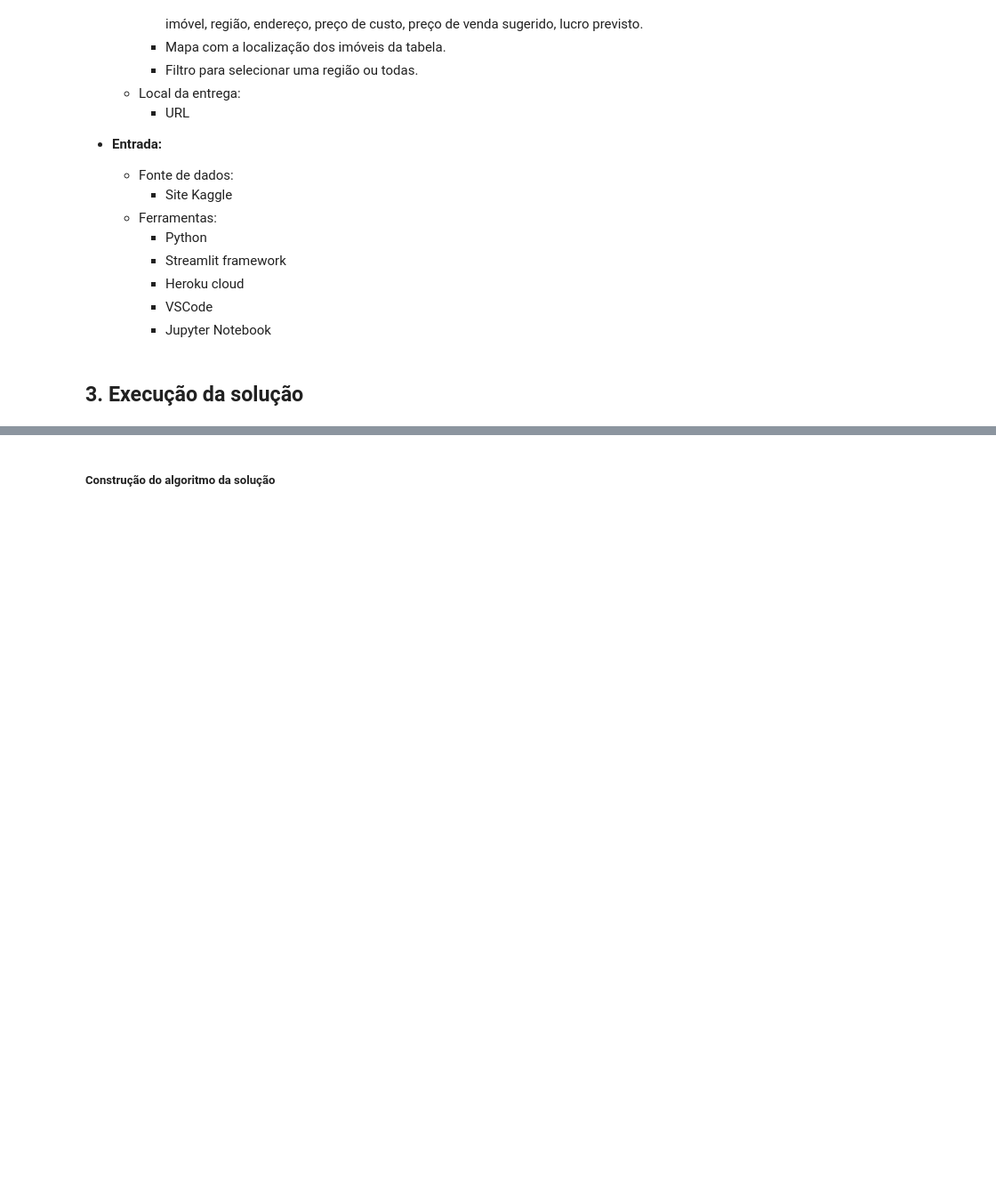
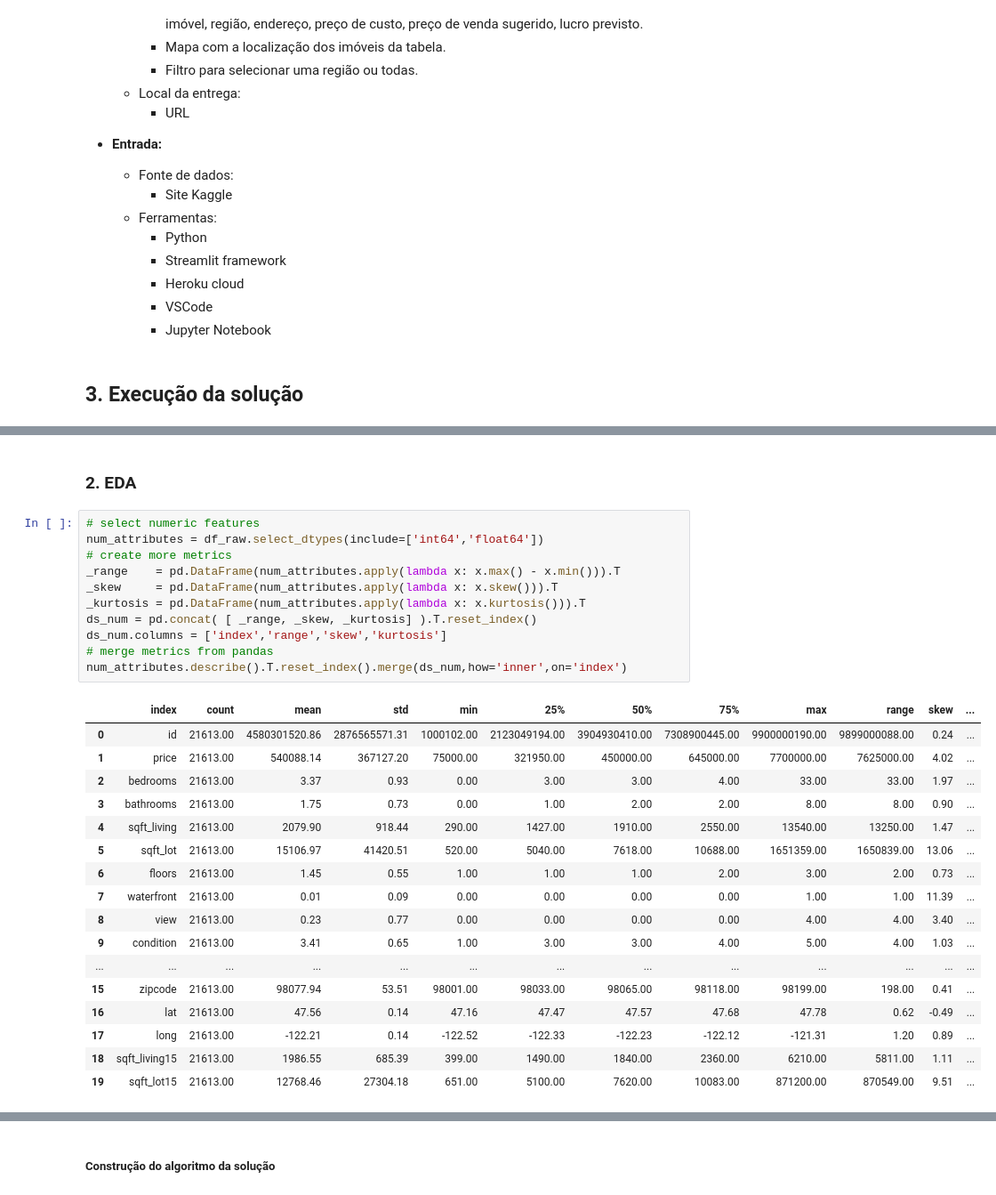
Before and after one commit to dsrodrigovieira/houserocketsales, a Jupyter notebook: notebooks/1.0.rv_house_rocket_sales.ipynb, the cells around one changed output, grey strips where cells are left out. Shown at 89% size. Cells and saved outputs as stored; diff of their text form; blank space fills up the shorter version.

```diff
--- a/notebooks/1.0.rv_house_rocket_sales.ipynb
+++ b/notebooks/1.0.rv_house_rocket_sales.ipynb
@@ -326,0 +171,31 @@ Diferenca percentual: -16.22%
+# %% [markdown]
+### 2. EDA
+# %%
+# select numeric features
+num_attributes = df_raw.select_dtypes(include=['int64','float64'])
+# create more metrics
+_range    = pd.DataFrame(num_attributes.apply(lambda x: x.max() - x.min())).T
+_skew     = pd.DataFrame(num_attributes.apply(lambda x: x.skew())).T
+_kurtosis = pd.DataFrame(num_attributes.apply(lambda x: x.kurtosis())).T
+ds_num = pd.concat( [ _range, _skew, _kurtosis] ).T.reset_index()
+ds_num.columns = ['index','range','skew','kurtosis']
+# merge metrics from pandas
+num_attributes.describe().T.reset_index().merge(ds_num,how='inner',on='index')
+# %% [output]
+|  | index | count | mean | std | min | 25% | 50% | 75% | max | range | skew | ... |
+| 0 | id | 21613.00 | 4580301520.86 | 2876565571.31 | 1000102.00 | 2123049194.00 | 3904930410.00 | 7308900445.00 | 9900000190.00 | 9899000088.00 | 0.24 | ... |
+| 1 | price | 21613.00 | 540088.14 | 367127.20 | 75000.00 | 321950.00 | 450000.00 | 645000.00 | 7700000.00 | 7625000.00 | 4.02 | ... |
+| 2 | bedrooms | 21613.00 | 3.37 | 0.93 | 0.00 | 3.00 | 3.00 | 4.00 | 33.00 | 33.00 | 1.97 | ... |
+| 3 | bathrooms | 21613.00 | 1.75 | 0.73 | 0.00 | 1.00 | 2.00 | 2.00 | 8.00 | 8.00 | 0.90 | ... |
+| 4 | sqft_living | 21613.00 | 2079.90 | 918.44 | 290.00 | 1427.00 | 1910.00 | 2550.00 | 13540.00 | 13250.00 | 1.47 | ... |
+| 5 | sqft_lot | 21613.00 | 15106.97 | 41420.51 | 520.00 | 5040.00 | 7618.00 | 10688.00 | 1651359.00 | 1650839.00 | 13.06 | ... |
+| 6 | floors | 21613.00 | 1.45 | 0.55 | 1.00 | 1.00 | 1.00 | 2.00 | 3.00 | 2.00 | 0.73 | ... |
+| 7 | waterfront | 21613.00 | 0.01 | 0.09 | 0.00 | 0.00 | 0.00 | 0.00 | 1.00 | 1.00 | 11.39 | ... |
+| 8 | view | 21613.00 | 0.23 | 0.77 | 0.00 | 0.00 | 0.00 | 0.00 | 4.00 | 4.00 | 3.40 | ... |
+| 9 | condition | 21613.00 | 3.41 | 0.65 | 1.00 | 3.00 | 3.00 | 4.00 | 5.00 | 4.00 | 1.03 | ... |
+| ... | ... | ... | ... | ... | ... | ... | ... | ... | ... | ... | ... | ... |
+| 15 | zipcode | 21613.00 | 98077.94 | 53.51 | 98001.00 | 98033.00 | 98065.00 | 98118.00 | 98199.00 | 198.00 | 0.41 | ... |
+| 16 | lat | 21613.00 | 47.56 | 0.14 | 47.16 | 47.47 | 47.57 | 47.68 | 47.78 | 0.62 | -0.49 | ... |
+| 17 | long | 21613.00 | -122.21 | 0.14 | -122.52 | -122.33 | -122.23 | -122.12 | -121.31 | 1.20 | 0.89 | ... |
+| 18 | sqft_living15 | 21613.00 | 1986.55 | 685.39 | 399.00 | 1490.00 | 1840.00 | 2360.00 | 6210.00 | 5811.00 | 1.11 | ... |
+| 19 | sqft_lot15 | 21613.00 | 12768.46 | 27304.18 | 651.00 | 5100.00 | 7620.00 | 10083.00 | 871200.00 | 870549.00 | 9.51 | ... |
```
Also changed, not shown: parts of 53 cells of this notebook.
